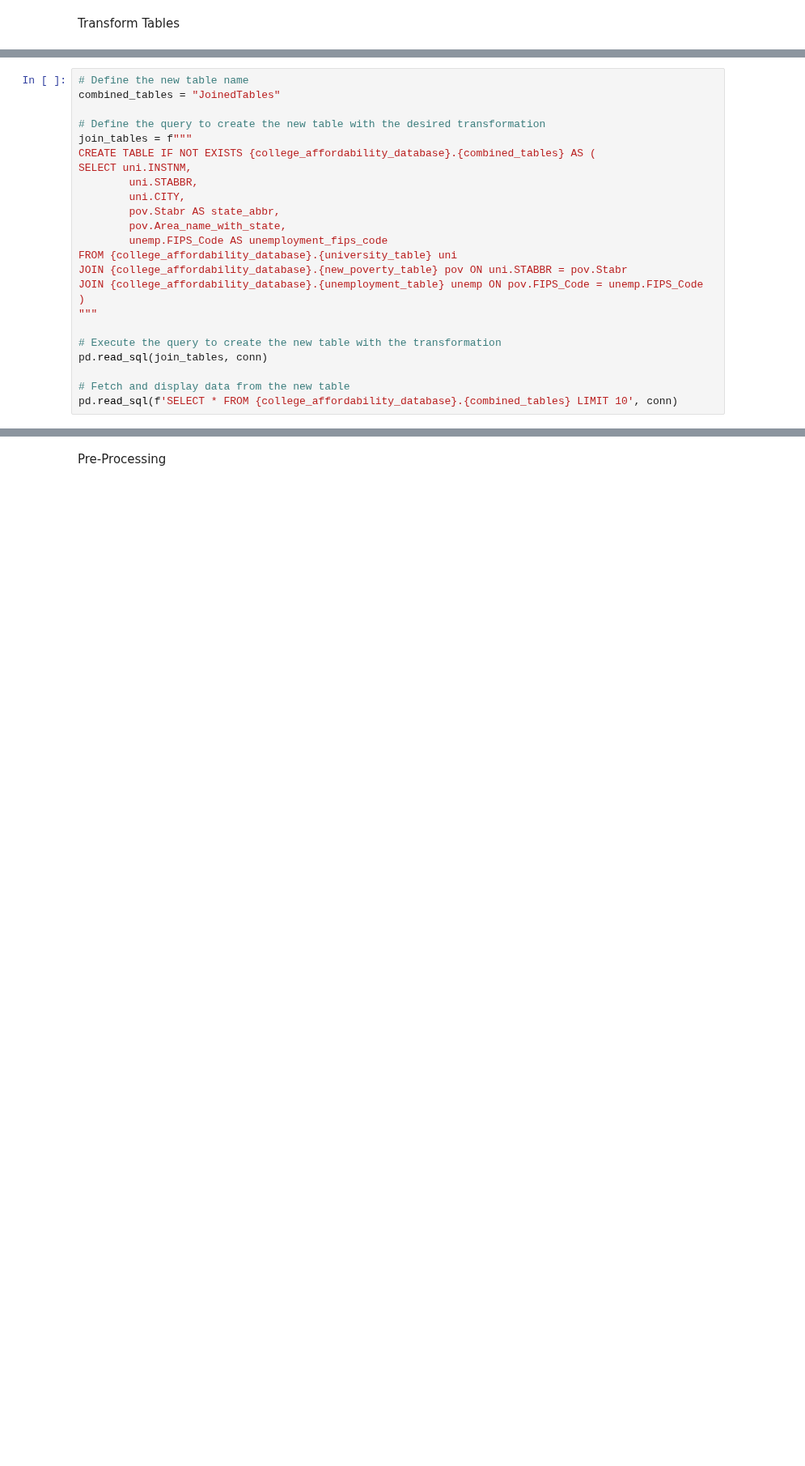
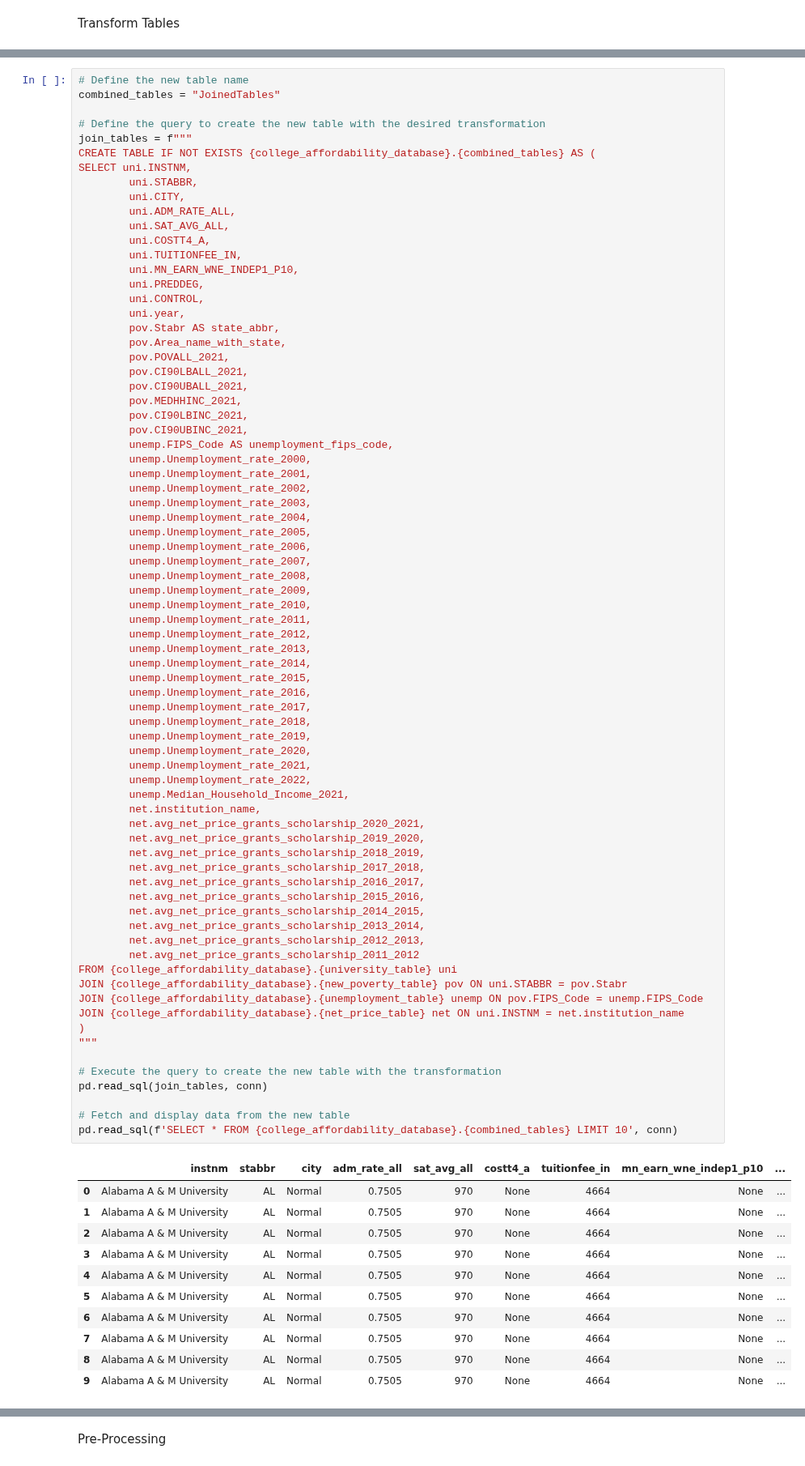
Before and after one commit to dsklnr/ADS508, a Jupyter notebook: CollegeAffordability.ipynb, the cells around one changed output, grey strips where cells are left out. Shown at 81% size. Saved outputs shown, nothing was run; the diff lists cells and outputs as text; blank space fills up the shorter version.

```diff
--- a/CollegeAffordability.ipynb
+++ b/CollegeAffordability.ipynb
@@ -528,24 +661,86 @@ pd.read_sql(f'SELECT * FROM {college_affordability_database}.{new_poverty_table}
 # %%
 # Define the new table name
 combined_tables = "JoinedTables"
 
 # Define the query to create the new table with the desired transformation
 join_tables = f"""
 CREATE TABLE IF NOT EXISTS {college_affordability_database}.{combined_tables} AS (
 SELECT uni.INSTNM,
         uni.STABBR,
         uni.CITY,
+        uni.ADM_RATE_ALL,
+        uni.SAT_AVG_ALL,
+        uni.COSTT4_A,
+        uni.TUITIONFEE_IN,
+        uni.MN_EARN_WNE_INDEP1_P10,
+        uni.PREDDEG,
+        uni.CONTROL,
+        uni.year,
         pov.Stabr AS state_abbr,
         pov.Area_name_with_state,
-        unemp.FIPS_Code AS unemployment_fips_code
+        pov.POVALL_2021,
+        pov.CI90LBALL_2021,
+        pov.CI90UBALL_2021,
+        pov.MEDHHINC_2021,
+        pov.CI90LBINC_2021,
+        pov.CI90UBINC_2021,
+        unemp.FIPS_Code AS unemployment_fips_code,
+        unemp.Unemployment_rate_2000,
+        unemp.Unemployment_rate_2001,
+        unemp.Unemployment_rate_2002,
+        unemp.Unemployment_rate_2003,
+        unemp.Unemployment_rate_2004,
+        unemp.Unemployment_rate_2005,
+        unemp.Unemployment_rate_2006,
+        unemp.Unemployment_rate_2007,
+        unemp.Unemployment_rate_2008,
+        unemp.Unemployment_rate_2009,
+        unemp.Unemployment_rate_2010,
+        unemp.Unemployment_rate_2011,
+        unemp.Unemployment_rate_2012,
+        unemp.Unemployment_rate_2013,
+        unemp.Unemployment_rate_2014,
+        unemp.Unemployment_rate_2015,
+        unemp.Unemployment_rate_2016,
+        unemp.Unemployment_rate_2017,
+        unemp.Unemployment_rate_2018,
+        unemp.Unemployment_rate_2019,
+        unemp.Unemployment_rate_2020,
+        unemp.Unemployment_rate_2021,
+        unemp.Unemployment_rate_2022,
+        unemp.Median_Household_Income_2021,
+        net.institution_name,
+        net.avg_net_price_grants_scholarship_2020_2021,
+        net.avg_net_price_grants_scholarship_2019_2020,
+        net.avg_net_price_grants_scholarship_2018_2019,
+        net.avg_net_price_grants_scholarship_2017_2018,
+        net.avg_net_price_grants_scholarship_2016_2017,
+        net.avg_net_price_grants_scholarship_2015_2016,
+        net.avg_net_price_grants_scholarship_2014_2015,
+        net.avg_net_price_grants_scholarship_2013_2014,
+        net.avg_net_price_grants_scholarship_2012_2013,
+        net.avg_net_price_grants_scholarship_2011_2012
 FROM {college_affordability_database}.{university_table} uni
 JOIN {college_affordability_database}.{new_poverty_table} pov ON uni.STABBR = pov.Stabr
 JOIN {college_affordability_database}.{unemployment_table} unemp ON pov.FIPS_Code = unemp.FIPS_Code
+JOIN {college_affordability_database}.{net_price_table} net ON uni.INSTNM = net.institution_name
 )
 """
 
 # Execute the query to create the new table with the transformation
 pd.read_sql(join_tables, conn)
 
 # Fetch and display data from the new table
 pd.read_sql(f'SELECT * FROM {college_affordability_database}.{combined_tables} LIMIT 10', conn)
+# %% [output]
+|  | instnm | stabbr | city | adm_rate_all | sat_avg_all | costt4_a | tuitionfee_in | mn_earn_wne_indep1_p10 | ... |
+| 0 | Alabama A & M University | AL | Normal | 0.7505 | 970 | None | 4664 | None | ... |
+| 1 | Alabama A & M University | AL | Normal | 0.7505 | 970 | None | 4664 | None | ... |
+| 2 | Alabama A & M University | AL | Normal | 0.7505 | 970 | None | 4664 | None | ... |
+| 3 | Alabama A & M University | AL | Normal | 0.7505 | 970 | None | 4664 | None | ... |
+| 4 | Alabama A & M University | AL | Normal | 0.7505 | 970 | None | 4664 | None | ... |
+| 5 | Alabama A & M University | AL | Normal | 0.7505 | 970 | None | 4664 | None | ... |
+| 6 | Alabama A & M University | AL | Normal | 0.7505 | 970 | None | 4664 | None | ... |
+| 7 | Alabama A & M University | AL | Normal | 0.7505 | 970 | None | 4664 | None | ... |
+| 8 | Alabama A & M University | AL | Normal | 0.7505 | 970 | None | 4664 | None | ... |
+| 9 | Alabama A & M University | AL | Normal | 0.7505 | 970 | None | 4664 | None | ... |
```
Also changed, not shown: parts of 18 cells of this notebook.
